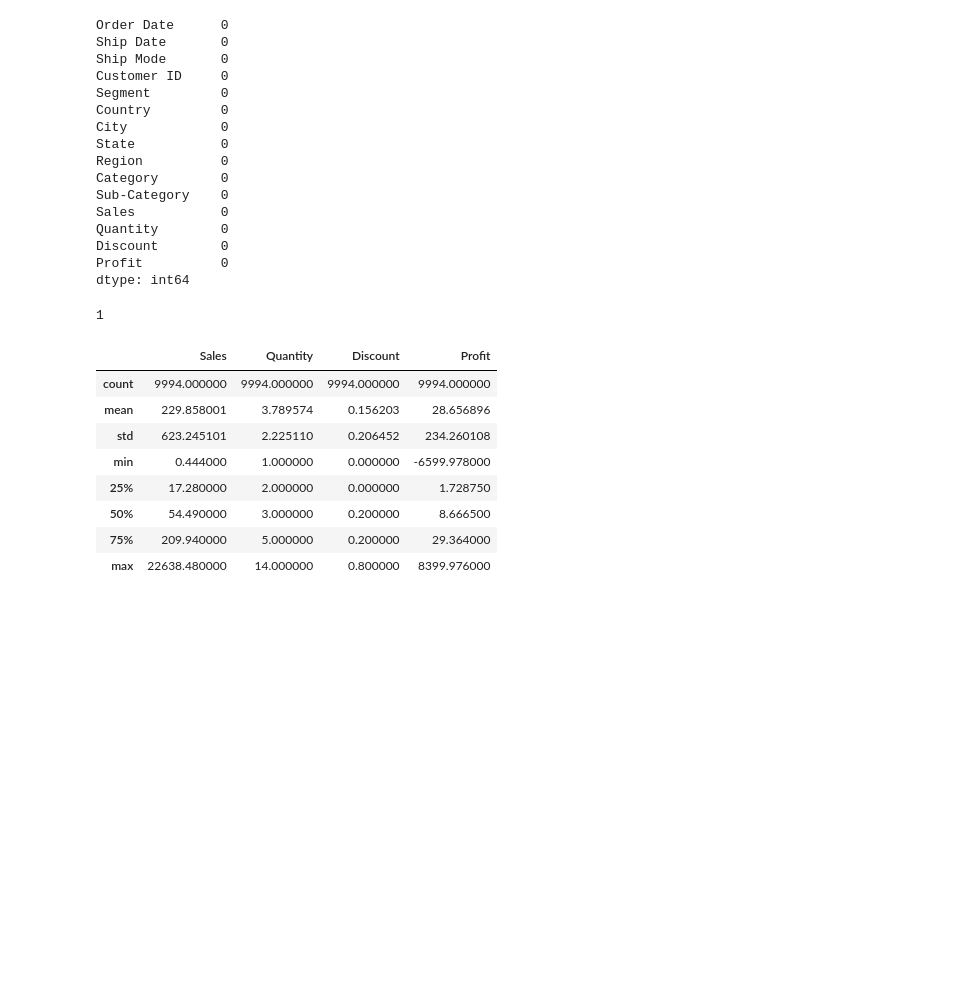
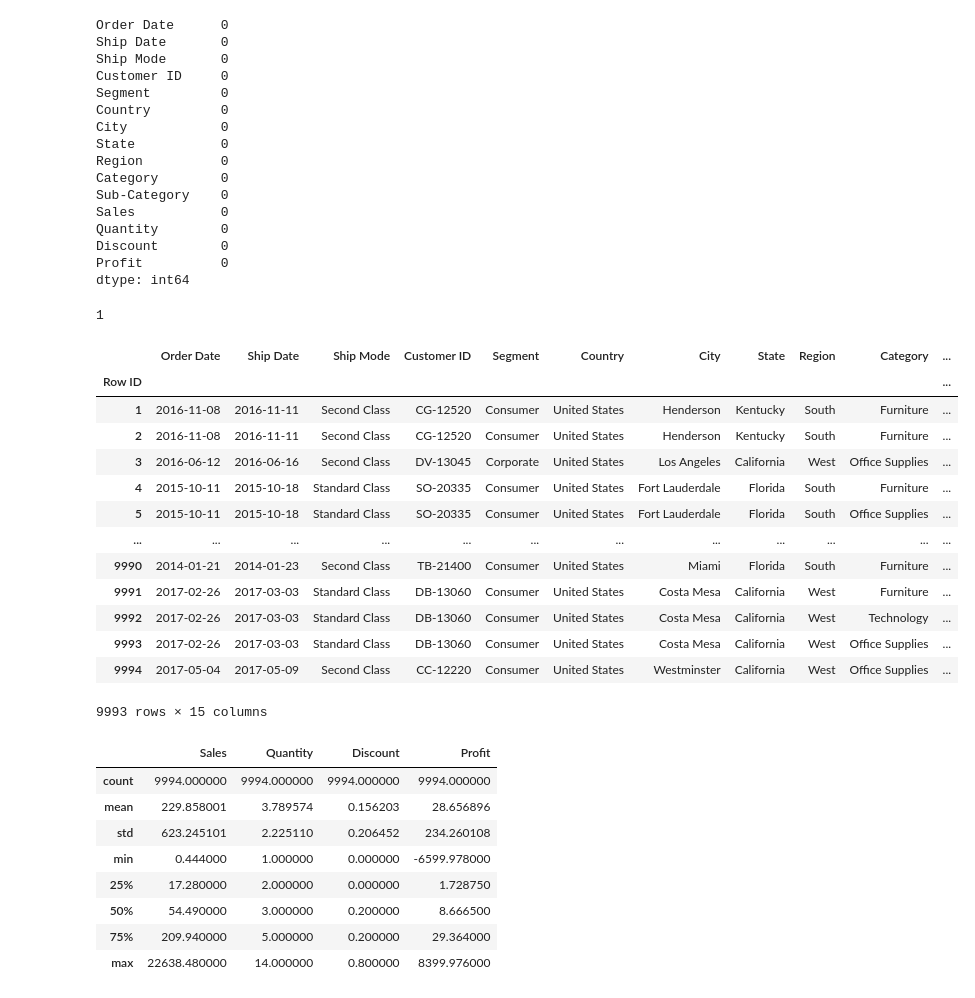
Before and after one commit to bjupreti/superstore_data_analysis, a Jupyter notebook: superstore_eda.ipynb, the cells around one changed output. Saved outputs shown, nothing was run; the diff lists cells and outputs as text; code cells hidden in the pictures; blank space fills up the shorter version.

```diff
--- a/superstore_eda.ipynb
+++ b/superstore_eda.ipynb
@@ -180,9 +221,24 @@ Profit          0
 dtype: int64
 # %%
 # check if there are any duplicate values
-superstore_df.duplicated().sum()
+print(superstore_df.duplicated().sum())
+superstore_df.drop_duplicates()
 # %% [output]
 1
+|  | Order Date | Ship Date | Ship Mode | Customer ID | Segment | Country | City | State | Region | Category | ... |
+| Row ID |  |  |  |  |  |  |  |  |  |  | ... |
+| 1 | 2016-11-08 | 2016-11-11 | Second Class | CG-12520 | Consumer | United States | Henderson | Kentucky | South | Furniture | ... |
+| 2 | 2016-11-08 | 2016-11-11 | Second Class | CG-12520 | Consumer | United States | Henderson | Kentucky | South | Furniture | ... |
+| 3 | 2016-06-12 | 2016-06-16 | Second Class | DV-13045 | Corporate | United States | Los Angeles | California | West | Office Supplies | ... |
+| 4 | 2015-10-11 | 2015-10-18 | Standard Class | SO-20335 | Consumer | United States | Fort Lauderdale | Florida | South | Furniture | ... |
+| 5 | 2015-10-11 | 2015-10-18 | Standard Class | SO-20335 | Consumer | United States | Fort Lauderdale | Florida | South | Office Supplies | ... |
+| ... | ... | ... | ... | ... | ... | ... | ... | ... | ... | ... | ... |
+| 9990 | 2014-01-21 | 2014-01-23 | Second Class | TB-21400 | Consumer | United States | Miami | Florida | South | Furniture | ... |
+| 9991 | 2017-02-26 | 2017-03-03 | Standard Class | DB-13060 | Consumer | United States | Costa Mesa | California | West | Furniture | ... |
+| 9992 | 2017-02-26 | 2017-03-03 | Standard Class | DB-13060 | Consumer | United States | Costa Mesa | California | West | Technology | ... |
+| 9993 | 2017-02-26 | 2017-03-03 | Standard Class | DB-13060 | Consumer | United States | Costa Mesa | California | West | Office Supplies | ... |
+| 9994 | 2017-05-04 | 2017-05-09 | Second Class | CC-12220 | Consumer | United States | Westminster | California | West | Office Supplies | ... |
+9993 rows × 15 columns
 # %%
 # Get descriptive statistics summary
 superstore_df.describe()
```
Also changed, not shown: parts of 17 cells of this notebook, 1 other file.
